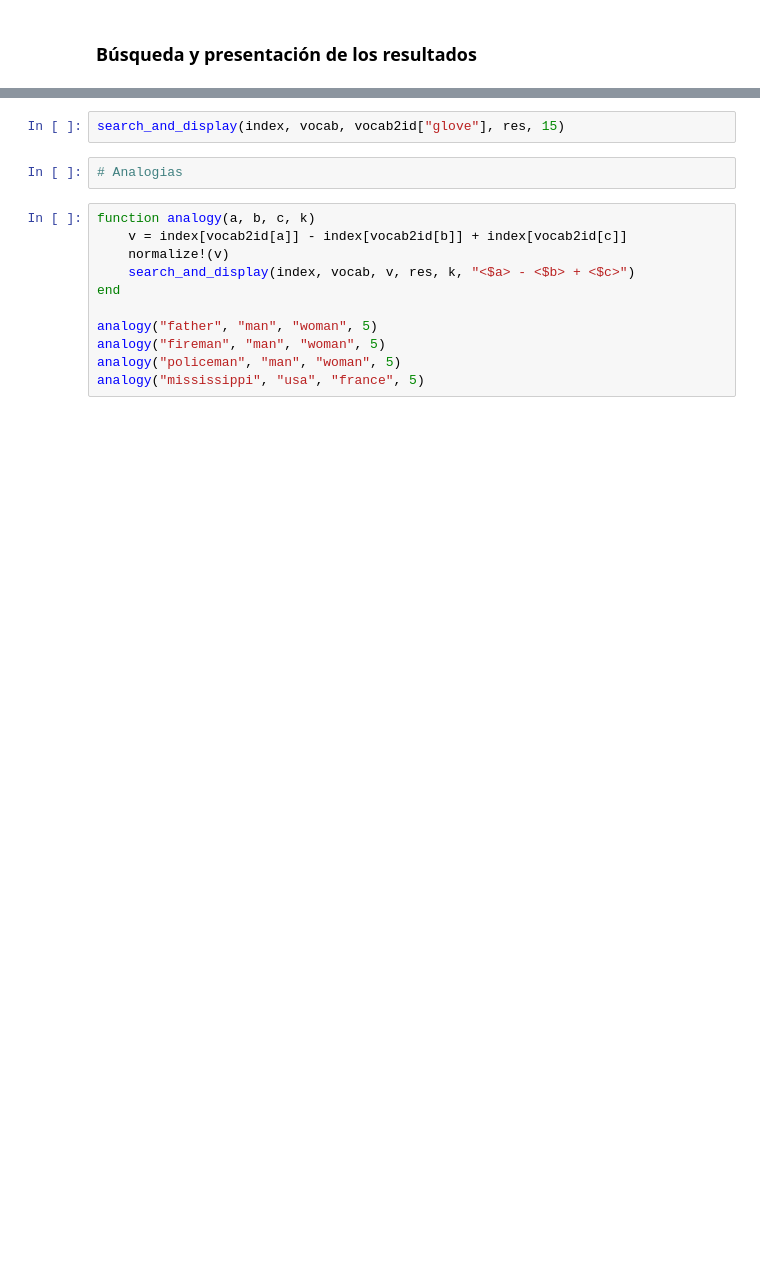
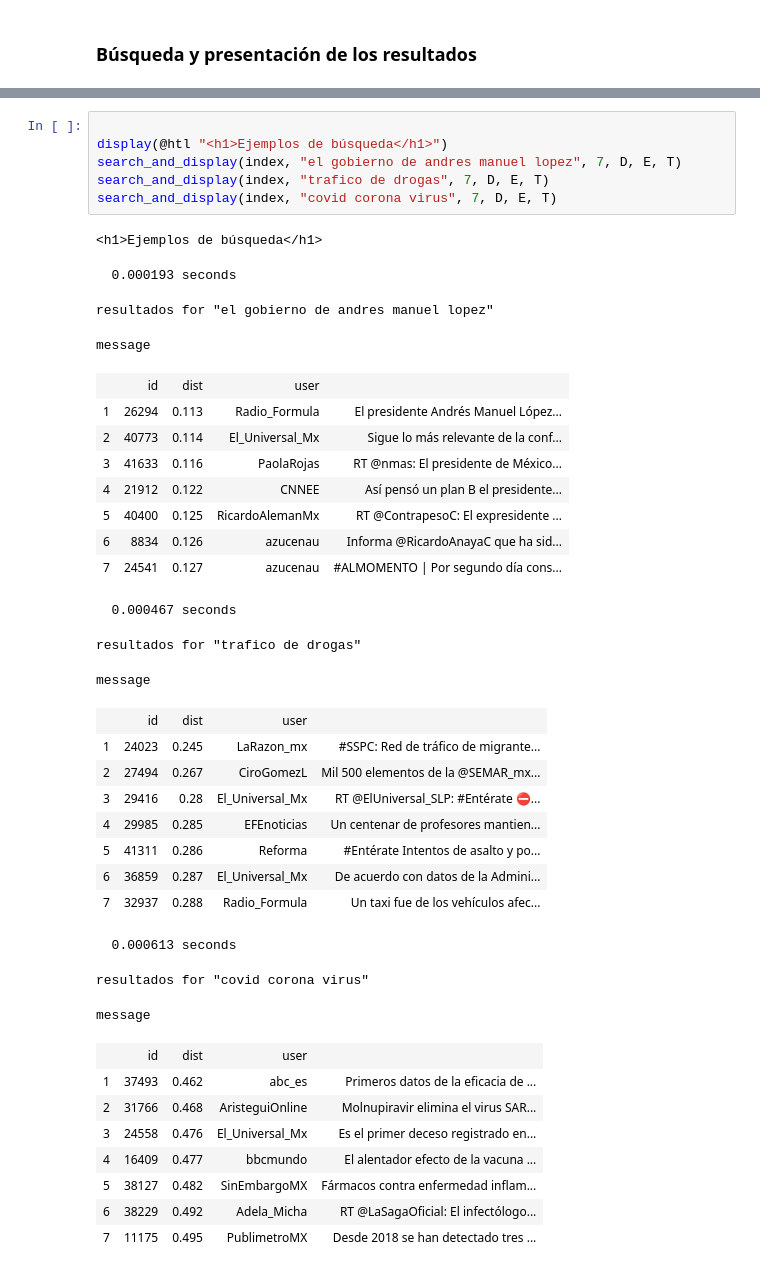
Before and after one commit to sadit/IR-2022, a Jupyter notebook: Unidades/u05b.ipynb, the cells around one changed output, grey strips where cells are left out. Drawn from its saved outputs; the diff is of its cells as text; blank space fills up the shorter version.

```diff
--- a/Unidades/u05b.ipynb
+++ b/Unidades/u05b.ipynb
@@ -130,15 +313,41 @@ end
-# %%
-search_and_display(index, vocab, vocab2id["glove"], res, 15)
-# %%
-# Analogias
-# %%
-function analogy(a, b, c, k)
-	v = index[vocab2id[a]] - index[vocab2id[b]] + index[vocab2id[c]]
-	normalize!(v)
-	search_and_display(index, vocab, v, res, k, "<$a> - <$b> + <$c>")
-end
-
-analogy("father", "man", "woman", 5)
-analogy("fireman", "man", "woman", 5)
-analogy("policeman", "man", "woman", 5)
-analogy("mississippi", "usa", "france", 5)
+# %%
+
+display(@htl "<h1>Ejemplos de búsqueda</h1>")
+search_and_display(index, "el gobierno de andres manuel lopez", 7, D, E, T)
+search_and_display(index, "trafico de drogas", 7, D, E, T)
+search_and_display(index, "covid corona virus", 7, D, E, T)
+# %% [output]
+<h1>Ejemplos de búsqueda</h1>
+  0.000193 seconds
+resultados for "el gobierno de andres manuel lopez"
+message
+|  | id | dist | user |  |
+| 1 | 26294 | 0.113 | Radio_Formula | El presidente Andrés Manuel López... |
+| 2 | 40773 | 0.114 | El_Universal_Mx | Sigue lo más relevante de la conf... |
+| 3 | 41633 | 0.116 | PaolaRojas | RT @nmas: El presidente de México... |
+| 4 | 21912 | 0.122 | CNNEE | Así pensó un plan B el presidente... |
+| 5 | 40400 | 0.125 | RicardoAlemanMx | RT @ContrapesoC: El expresidente ... |
+| 6 | 8834 | 0.126 | azucenau | Informa @RicardoAnayaC que ha sid... |
+| 7 | 24541 | 0.127 | azucenau | #ALMOMENTO | Por segundo día cons... |
+  0.000467 seconds
+resultados for "trafico de drogas"
+message
+|  | id | dist | user |  |
+| 1 | 24023 | 0.245 | LaRazon_mx | #SSPC: Red de tráfico de migrante... |
+| 2 | 27494 | 0.267 | CiroGomezL | Mil 500 elementos de la @SEMAR_mx... |
+| 3 | 29416 | 0.28 | El_Universal_Mx | RT @ElUniversal_SLP: #Entérate ⛔️... |
+| 4 | 29985 | 0.285 | EFEnoticias | Un centenar de profesores mantien... |
+| 5 | 41311 | 0.286 | Reforma | #Entérate Intentos de asalto y po... |
+| 6 | 36859 | 0.287 | El_Universal_Mx | De acuerdo con datos de la Admini... |
+| 7 | 32937 | 0.288 | Radio_Formula | Un taxi fue de los vehículos afec... |
+  0.000613 seconds
+resultados for "covid corona virus"
+message
+|  | id | dist | user |  |
+| 1 | 37493 | 0.462 | abc_es | Primeros datos de la eficacia de ... |
+| 2 | 31766 | 0.468 | AristeguiOnline | Molnupiravir elimina el virus SAR... |
+| 3 | 24558 | 0.476 | El_Universal_Mx | Es el primer deceso registrado en... |
+| 4 | 16409 | 0.477 | bbcmundo | El alentador efecto de la vacuna ... |
+| 5 | 38127 | 0.482 | SinEmbargoMX | Fármacos contra enfermedad inflam... |
+| 6 | 38229 | 0.492 | Adela_Micha | RT @LaSagaOficial: El infectólogo... |
+| 7 | 11175 | 0.495 | PublimetroMX | Desde 2018 se han detectado tres ... |
```
Also changed, not shown: parts of 15 cells of this notebook.
